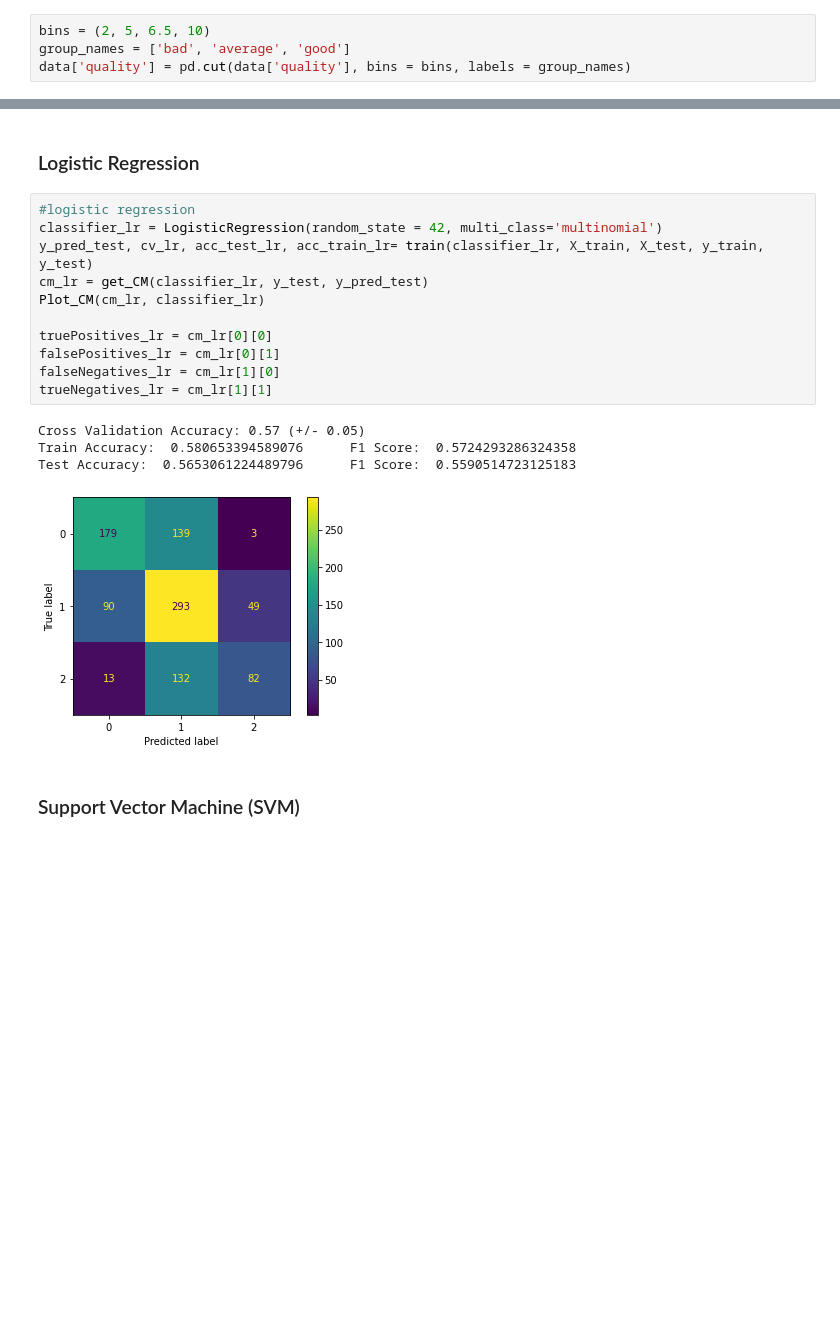
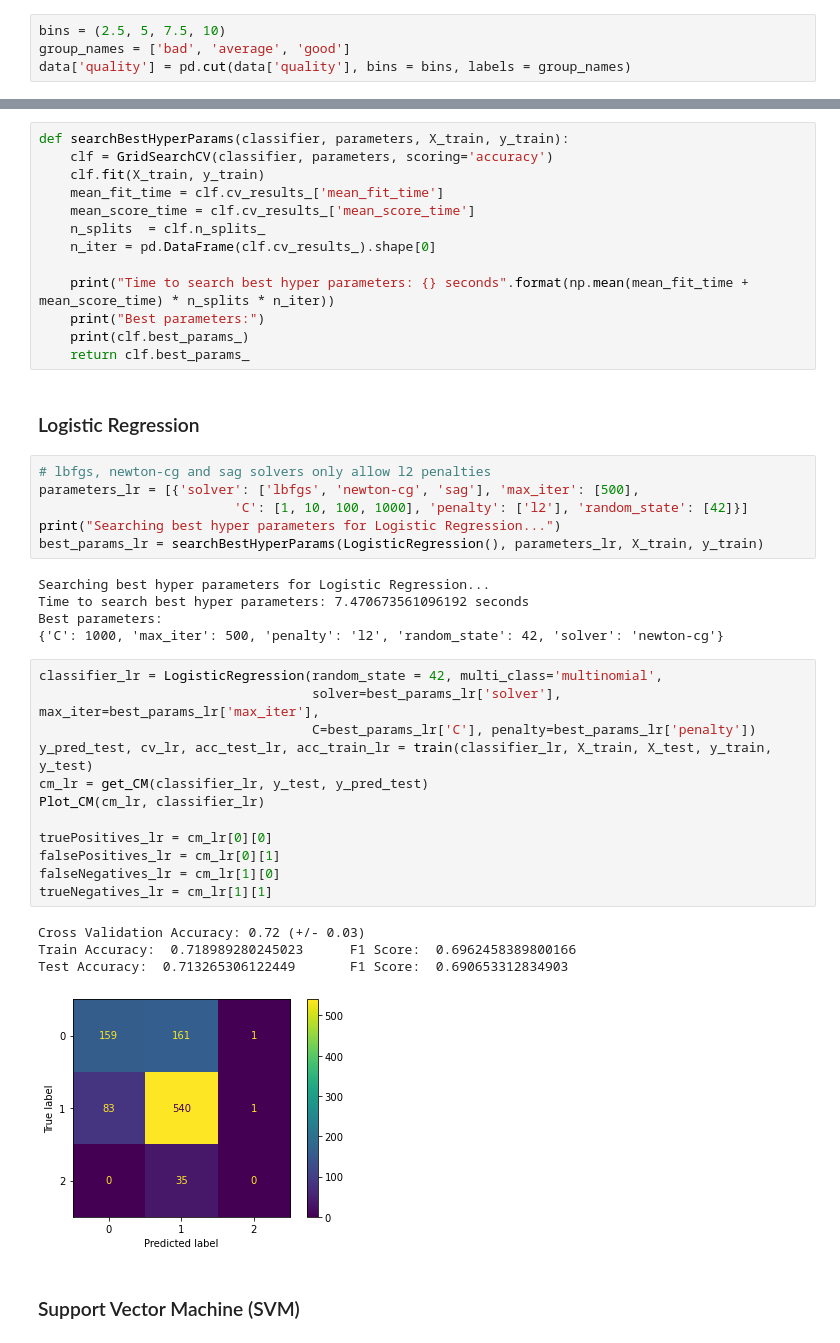
Before and after one commit to franciscomonteiro85/faa-wine-project, a Jupyter notebook: Wine_quality_project.ipynb, the cells around one changed output, grey strips where cells are left out. Cells and saved outputs as stored; diff of their text form; blank space fills up the shorter version.

Commit message:
Added hyper parameters search for 3 ML algorithms

```diff
--- a/Wine_quality_project.ipynb
+++ b/Wine_quality_project.ipynb
@@ -74,7 +74,7 @@ alcohol                 0
 quality                 0
 dtype: int64
 # %%
-bins = (2, 5, 6.5, 10)
+bins = (2.5, 5, 7.5, 10)
 group_names = ['bad', 'average', 'good']
 data['quality'] = pd.cut(data['quality'], bins = bins, labels = group_names)
 # %%
@@ -339,20 +341,45 @@ def Plot_CM(cm, classifier):
+# %%
+def searchBestHyperParams(classifier, parameters, X_train, y_train):
+    clf = GridSearchCV(classifier, parameters, scoring='accuracy')
+    clf.fit(X_train, y_train)
+    mean_fit_time = clf.cv_results_['mean_fit_time']
+    mean_score_time = clf.cv_results_['mean_score_time']
+    n_splits  = clf.n_splits_
+    n_iter = pd.DataFrame(clf.cv_results_).shape[0]
+
+    print("Time to search best hyper parameters: {} seconds".format(np.mean(mean_fit_time + mean_score_time) * n_splits * n_iter))
+    print("Best parameters:")
+    print(clf.best_params_)
+    return clf.best_params_
 # %% [markdown]
 ### Logistic Regression
+# %%
+# lbfgs, newton-cg and sag solvers only allow l2 penalties
+parameters_lr = [{'solver': ['lbfgs', 'newton-cg', 'sag'], 'max_iter': [500],
+                         'C': [1, 10, 100, 1000], 'penalty': ['l2'], 'random_state': [42]}]
+print("Searching best hyper parameters for Logistic Regression...")
+best_params_lr = searchBestHyperParams(LogisticRegression(), parameters_lr, X_train, y_train)
+# %% [output]
+Searching best hyper parameters for Logistic Regression...
+Time to search best hyper parameters: 7.470673561096192 seconds
+Best parameters:
+{'C': 1000, 'max_iter': 500, 'penalty': 'l2', 'random_state': 42, 'solver': 'newton-cg'}
 # %%
-#logistic regression
-classifier_lr = LogisticRegression(random_state = 42, multi_class='multinomial')
-y_pred_test, cv_lr, acc_test_lr, acc_train_lr= train(classifier_lr, X_train, X_test, y_train, y_test)
+classifier_lr = LogisticRegression(random_state = 42, multi_class='multinomial',
+                                   solver=best_params_lr['solver'], max_iter=best_params_lr['max_iter'],
+                                   C=best_params_lr['C'], penalty=best_params_lr['penalty'])
+y_pred_test, cv_lr, acc_test_lr, acc_train_lr = train(classifier_lr, X_train, X_test, y_train, y_test)
 cm_lr = get_CM(classifier_lr, y_test, y_pred_test)
 Plot_CM(cm_lr, classifier_lr)
 
 truePositives_lr = cm_lr[0][0]
 falsePositives_lr = cm_lr[0][1]
 falseNegatives_lr = cm_lr[1][0]
 trueNegatives_lr = cm_lr[1][1]
 # %% [output]
-Cross Validation Accuracy: 0.57 (+/- 0.05)
-Train Accuracy:  0.580653394589076      F1 Score:  0.5724293286324358
-Test Accuracy:  0.5653061224489796      F1 Score:  0.5590514723125183
+Cross Validation Accuracy: 0.72 (+/- 0.03)
+Train Accuracy:  0.718989280245023      F1 Score:  0.6962458389800166
+Test Accuracy:  0.713265306122449       F1 Score:  0.690653312834903
-[figure, old version]
+[figure, new version]
 # %% [markdown]
 ### Support Vector Machine (SVM)
```
Also changed, not shown: parts of 21 cells of this notebook, 1 other file.
